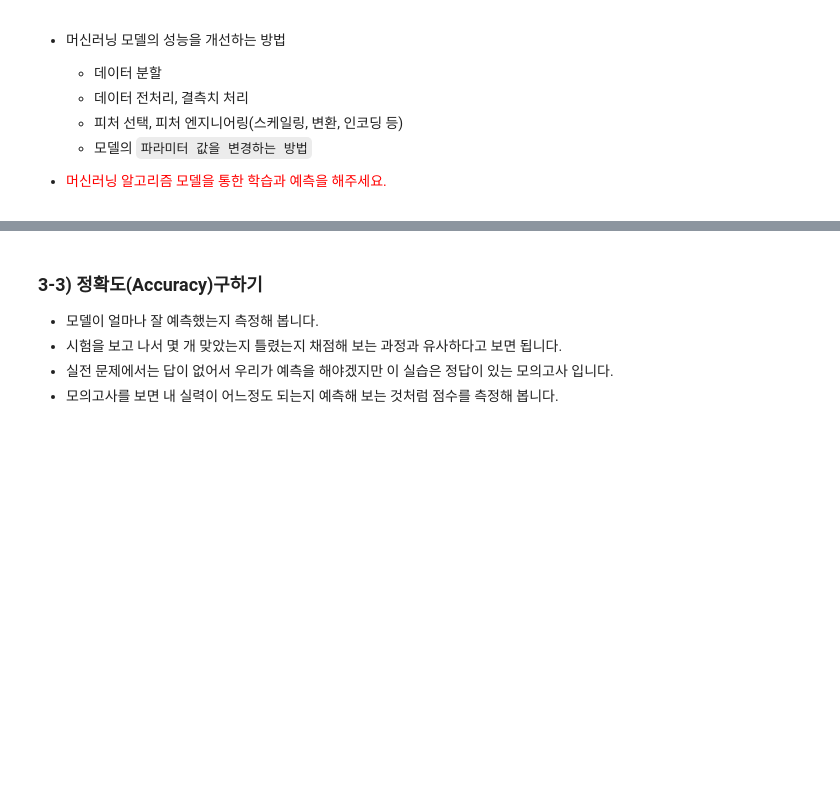
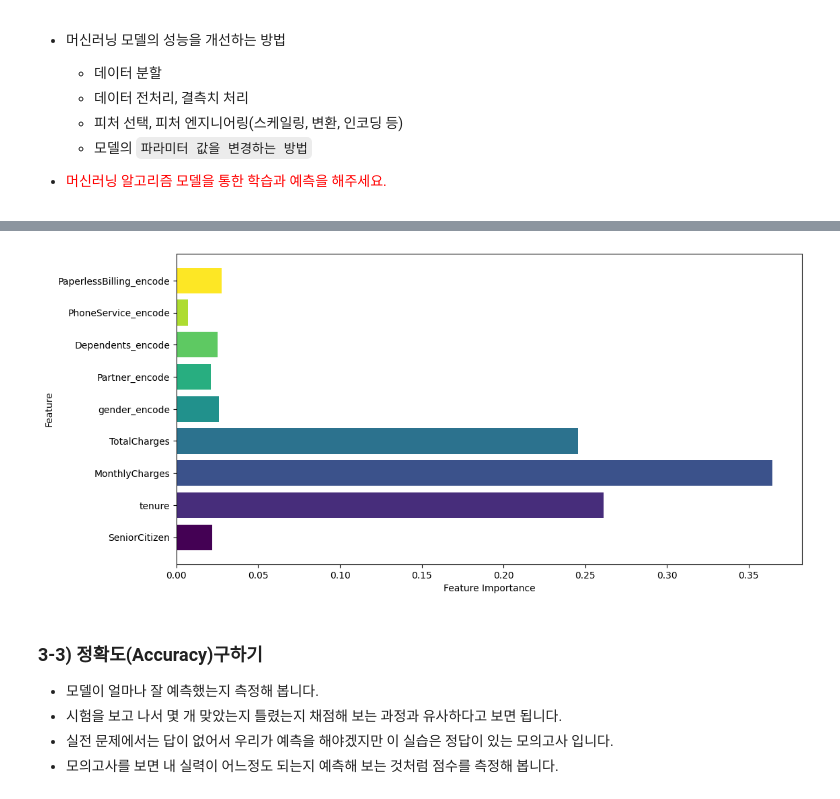
Before and after one commit to WzAcorn/Data-Science-Projects2024, a Jupyter notebook: 01_week_mission_booster.ipynb, the cells around one changed output, grey strips where cells are left out. Drawn from its saved outputs; the diff is of its cells as text; code cells hidden in the pictures; blank space fills up the shorter version.

```diff
--- a/01_week_mission_booster.ipynb
+++ b/01_week_mission_booster.ipynb
@@ -377,3 +566,26 @@ model.feature_importances_
+# %%
+import matplotlib.pyplot as plt
+import numpy as np
+
+# 모델의 피처 중요도
+feature_importances = model.feature_importances_
+
+# 피처 이름 추출
+feature_names = X_train.columns
+
+# 색상 팔레트 생성
+colors = plt.cm.viridis(np.linspace(0, 1, len(feature_importances)))
+
+# 피처 중요도 시각화
+plt.figure(figsize=(12, 6))
+for i in range(len(feature_importances)):
+    plt.barh(i, feature_importances[i], color=colors[i])
+plt.yticks(np.arange(len(feature_names)), feature_names)
+plt.xlabel('Feature Importance')
+plt.ylabel('Feature')
+plt.show()
+# %% [output]
+[figure, added]
 # %% [markdown]
 ### 3-3) 정확도(Accuracy)구하기
 - 모델이 얼마나 잘 예측했는지 측정해 봅니다.
```
Also changed, not shown: parts of 28 cells of this notebook.
